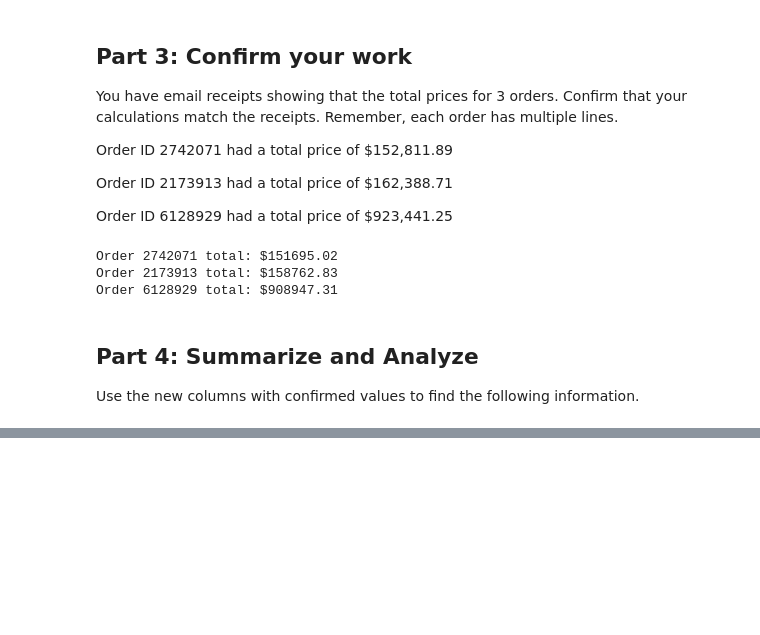
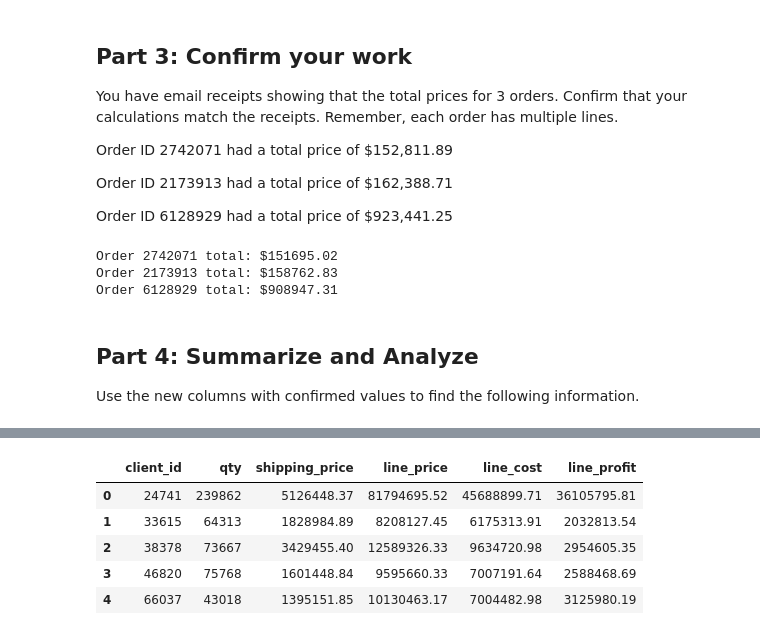
Before and after one commit to godzown82/pandas-challenge-1, a Jupyter notebook: wholesale_data_analysis_starter_code.ipynb, the cells around one changed output, grey strips where cells are left out. Drawn from its saved outputs; the diff is of its cells as text; code cells hidden in the pictures; blank space fills up the shorter version.

```diff
--- a/wholesale_data_analysis_starter_code.ipynb
+++ b/wholesale_data_analysis_starter_code.ipynb
@@ -243,2 +235,20 @@ output
+# %%
+# Create a summary DataFrame showing the totals for the for the top 5 clients with the following information:
+# total units purchased, total shipping price, total revenue, and total profit.
+
+summary_df = df.groupby(['client_id']).agg({'qty': 'sum', 'shipping_price': 'sum','line_price': 'sum','line_cost':'sum','line_profit':'sum'}).reset_index()
+
+# Filter the DataFrame based on the values in the list
+filtered_df = summary_df[summary_df['client_id'].isin(top_five_list)].reset_index()
+
+filtered_df.drop('index', axis=1, inplace=True)
+filtered_df
+# %% [output]
+|  | client_id | qty | shipping_price | line_price | line_cost | line_profit |
+| 0 | 24741 | 239862 | 5126448.37 | 81794695.52 | 45688899.71 | 36105795.81 |
+| 1 | 33615 | 64313 | 1828984.89 | 8208127.45 | 6175313.91 | 2032813.54 |
+| 2 | 38378 | 73667 | 3429455.40 | 12589326.33 | 9634720.98 | 2954605.35 |
+| 3 | 46820 | 75768 | 1601448.84 | 9595660.33 | 7007191.64 | 2588468.69 |
+| 4 | 66037 | 43018 | 1395151.85 | 10130463.17 | 7004482.98 | 3125980.19 |
 # %%
 # Format the data and rename the columns to names suitable for presentation.
```
Also changed, not shown: parts of 5 cells of this notebook.
